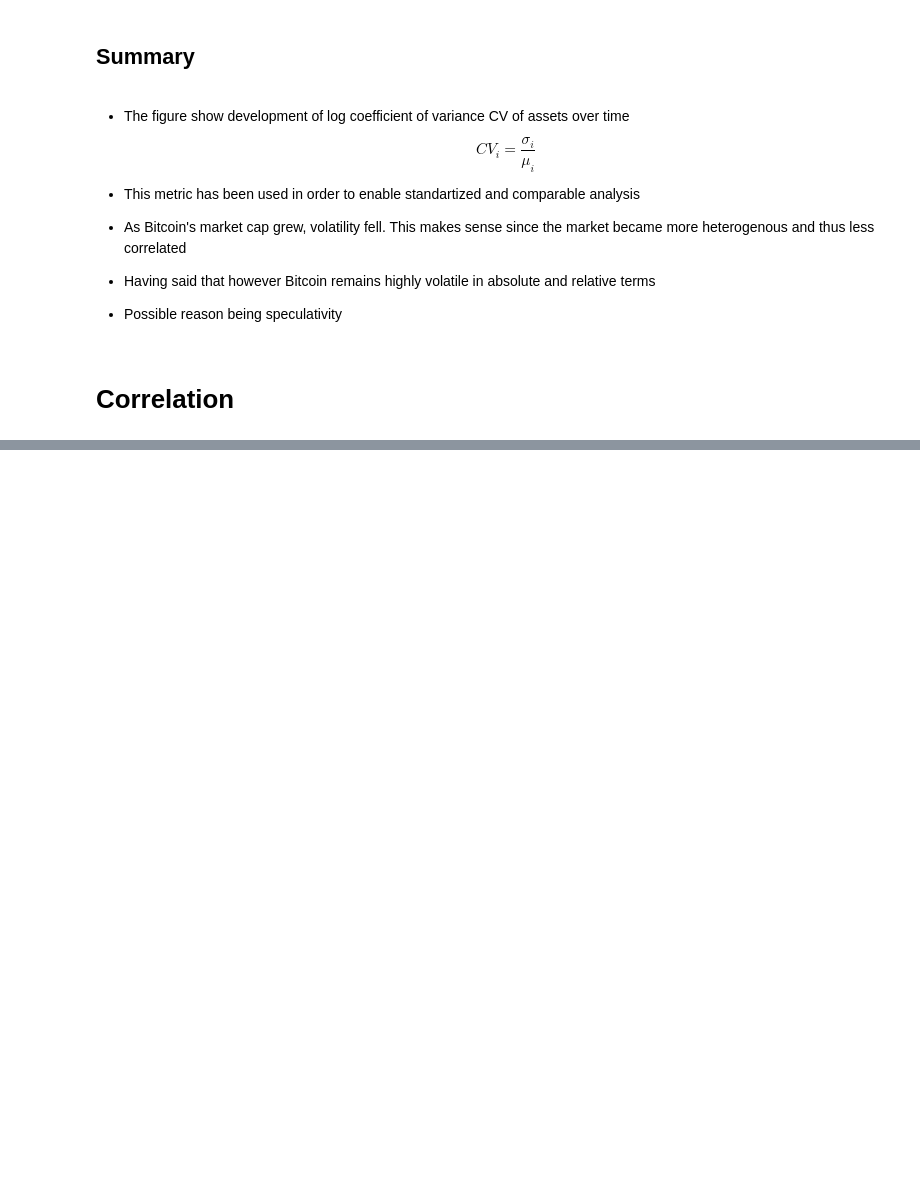
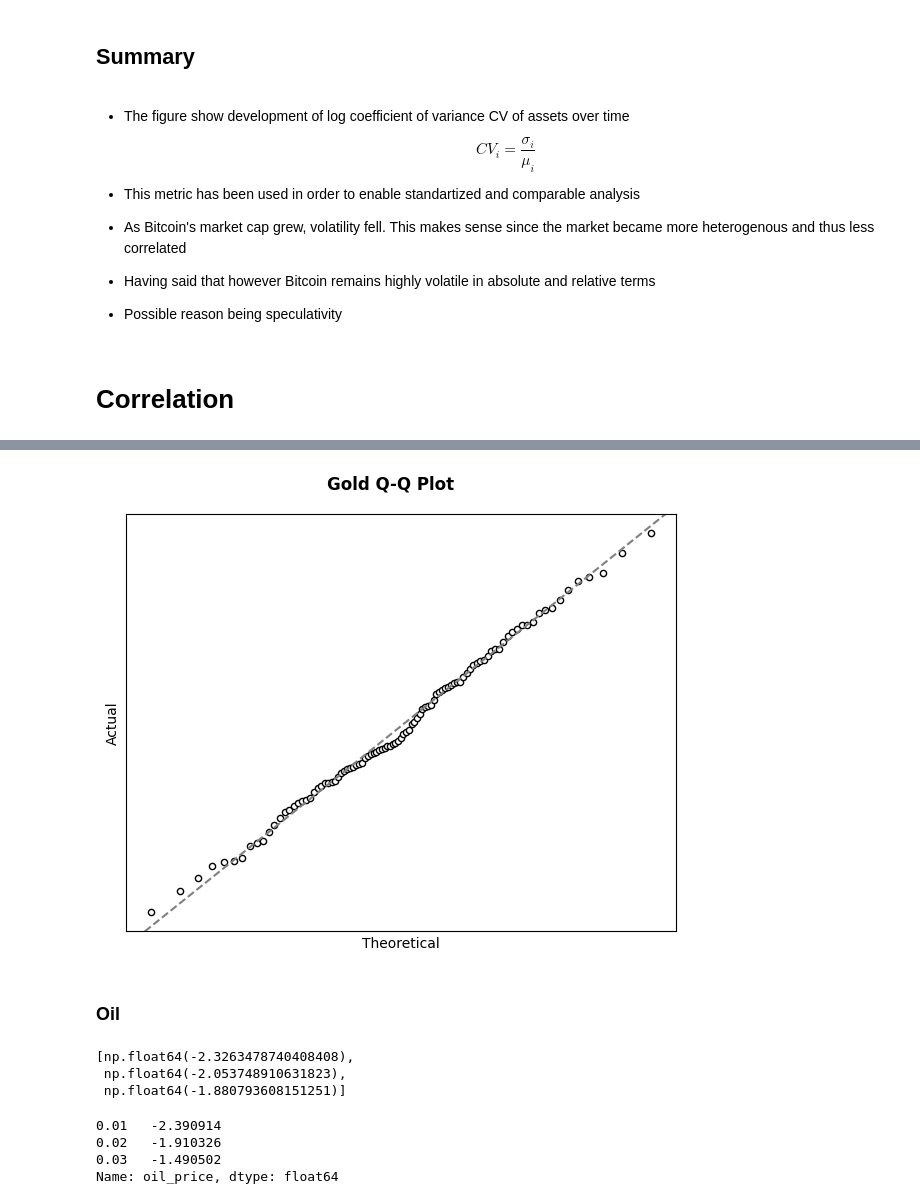
Before and after one commit to Michael-Kornilich/bitcoin_project, a Jupyter notebook: phase1/analysis.ipynb, the cells around one changed output, grey strips where cells are left out. Saved outputs shown, nothing was run; the diff lists cells and outputs as text; code cells hidden in the pictures; blank space fills up the shorter version.

```diff
--- a/phase1/analysis.ipynb
+++ b/phase1/analysis.ipynb
@@ -553,0 +525,6 @@ fig.tight_layout()
+# %%
+pct_changes = pd.concat(
+    assets.values(),
+    axis="columns"
+)["2010-02-01":"2025-07-01"]
+pct_changes
@@ -553,0 +563,3 @@ fig.tight_layout()
+# %%
+pct_changes_z = (pct_changes - pct_changes.mean()) / pct_changes.std(ddof=1)
+pct_changes_z.head(3)
@@ -553,0 +742,52 @@ fig.tight_layout()
+# %%
+fig, ax = plt.subplots(figsize=(6,5))
+
+ax.scatter(
+    x=theory_quantiles,
+    y=actual_quantiles,
+    s=20,
+    color="white",
+    linewidths=1,
+    edgecolor="black"
+)
+
+ax.axline(
+    (0, 0),
+    (1, 1),
+    linestyle="dashed",
+    color="gray"
+)
+ax.set_xticks([])
+ax.set_yticks([])
+
+ax.set_xlabel("Theoretical")
+ax.set_ylabel("Actual")
+
+fig.suptitle(
+    "Gold Q-Q Plot",
+    weight="bold"
+)
+fig.tight_layout()
+pass
+# %% [output]
+[figure, added]
+# %% [markdown]
+### Oil
+# %%
+rv = Normal(mu=0, sigma=1)
+theory_quantiles = [rv.icdf(i) for i in np.linspace(0.01,0.99,99)]
+theory_quantiles[:3]
+# %% [output]
+[np.float64(-2.3263478740408408),
+ np.float64(-2.053748910631823),
+ np.float64(-1.880793608151251)]
+# %%
+actual_quantiles = (pct_changes_z["oil_price"]).quantile(
+    q=np.linspace(0.01,0.99,99)
+)
+actual_quantiles.head(3)
+# %% [output]
+0.01   -2.390914
+0.02   -1.910326
+0.03   -1.490502
+Name: oil_price, dtype: float64
```
Also changed, not shown: parts of 40 cells of this notebook.
